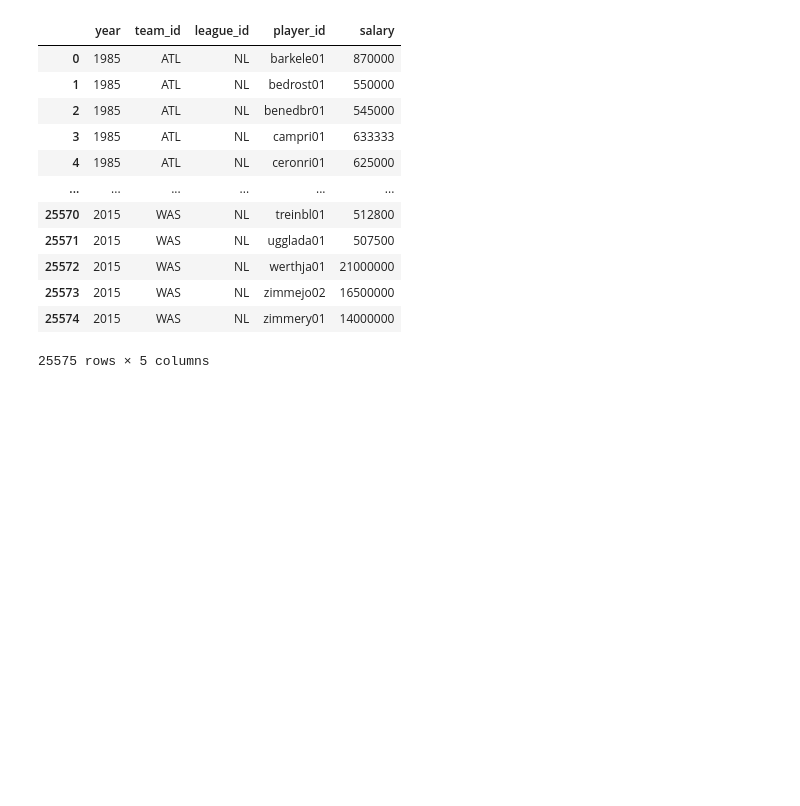
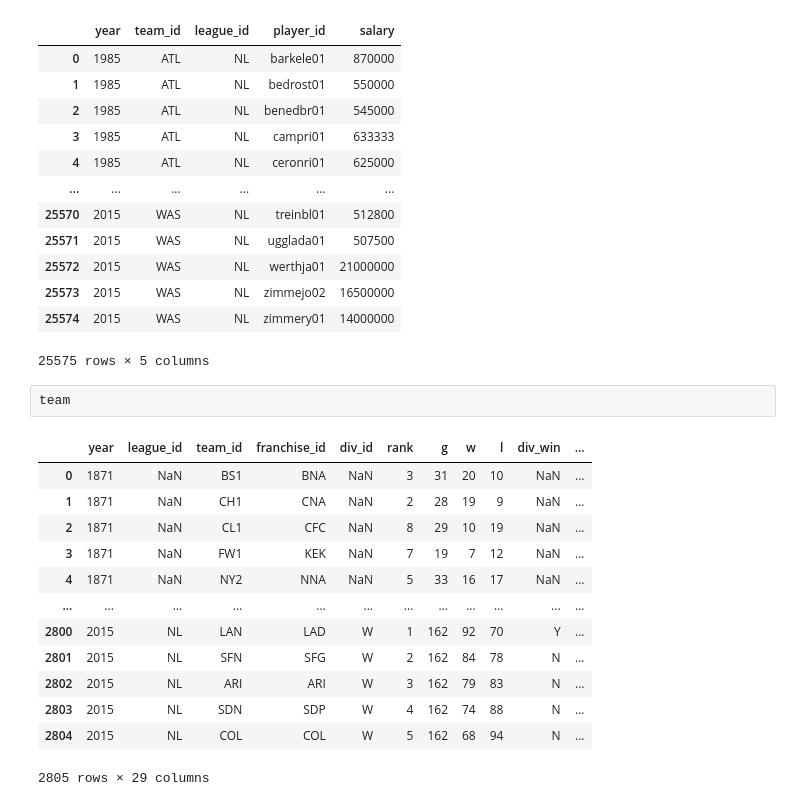
Before and after one commit to sebalexsmith/MET2010, a Jupyter notebook: Semester Assignment/Beginnings.ipynb, the cells around one changed output. Drawn from its saved outputs; the diff is of its cells as text; blank space fills up the shorter version.

```diff
--- a/Semester Assignment/Beginnings.ipynb
+++ b/Semester Assignment/Beginnings.ipynb
@@ -144,3 +114,19 @@ salary
 | 25573 | 2015 | WAS | NL | zimmejo02 | 16500000 |
 | 25574 | 2015 | WAS | NL | zimmery01 | 14000000 |
 25575 rows × 5 columns
+# %%
+team
+# %% [output]
+|  | year | league_id | team_id | franchise_id | div_id | rank | g | w | l | div_win | ... |
+| 0 | 1871 | NaN | BS1 | BNA | NaN | 3 | 31 | 20 | 10 | NaN | ... |
+| 1 | 1871 | NaN | CH1 | CNA | NaN | 2 | 28 | 19 | 9 | NaN | ... |
+| 2 | 1871 | NaN | CL1 | CFC | NaN | 8 | 29 | 10 | 19 | NaN | ... |
+| 3 | 1871 | NaN | FW1 | KEK | NaN | 7 | 19 | 7 | 12 | NaN | ... |
+| 4 | 1871 | NaN | NY2 | NNA | NaN | 5 | 33 | 16 | 17 | NaN | ... |
+| ... | ... | ... | ... | ... | ... | ... | ... | ... | ... | ... | ... |
+| 2800 | 2015 | NL | LAN | LAD | W | 1 | 162 | 92 | 70 | Y | ... |
+| 2801 | 2015 | NL | SFN | SFG | W | 2 | 162 | 84 | 78 | N | ... |
+| 2802 | 2015 | NL | ARI | ARI | W | 3 | 162 | 79 | 83 | N | ... |
+| 2803 | 2015 | NL | SDN | SDP | W | 4 | 162 | 74 | 88 | N | ... |
+| 2804 | 2015 | NL | COL | COL | W | 5 | 162 | 68 | 94 | N | ... |
+2805 rows × 29 columns
```
Also changed, not shown: parts of 10 cells of this notebook, 3 other files.
